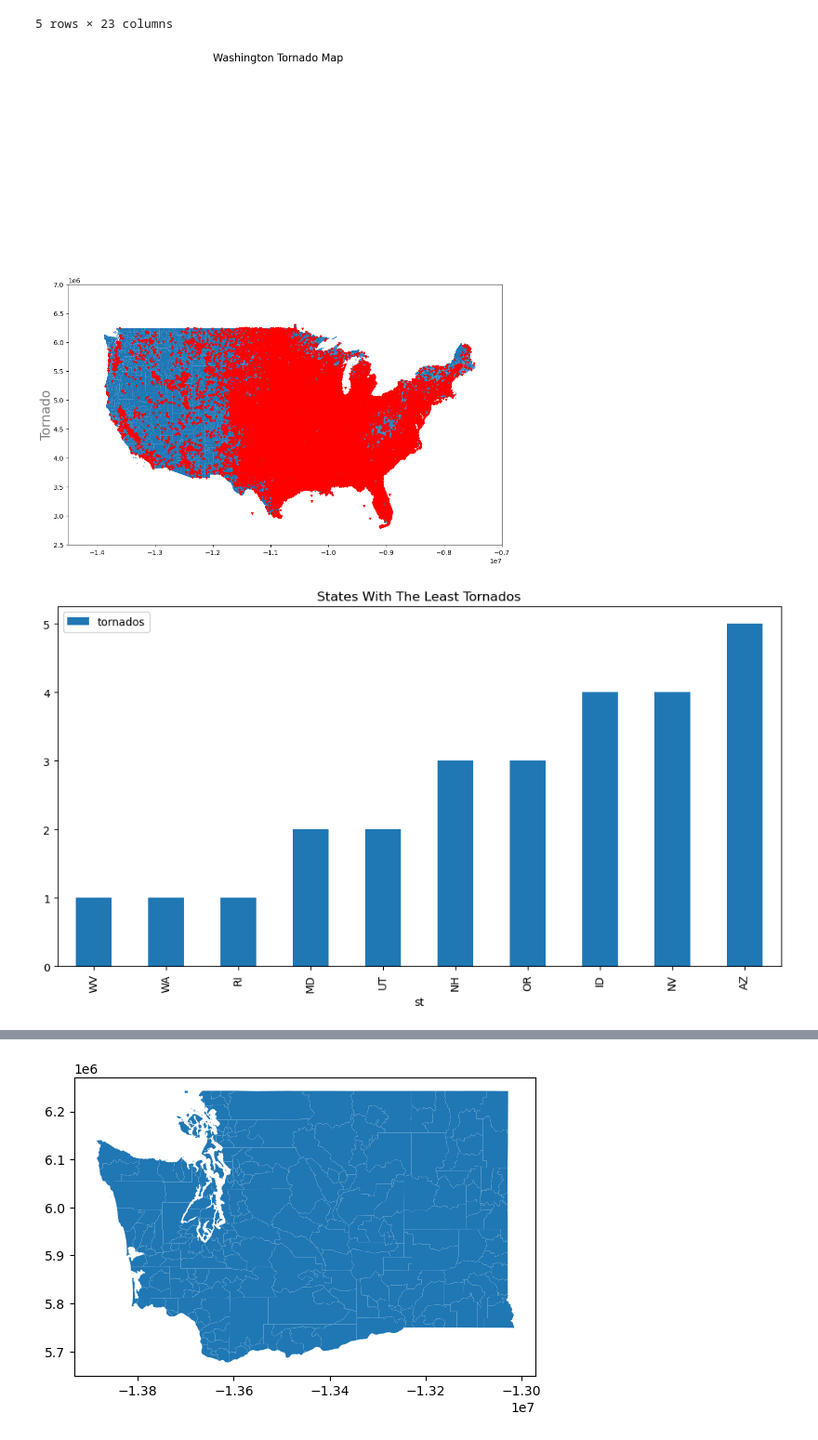
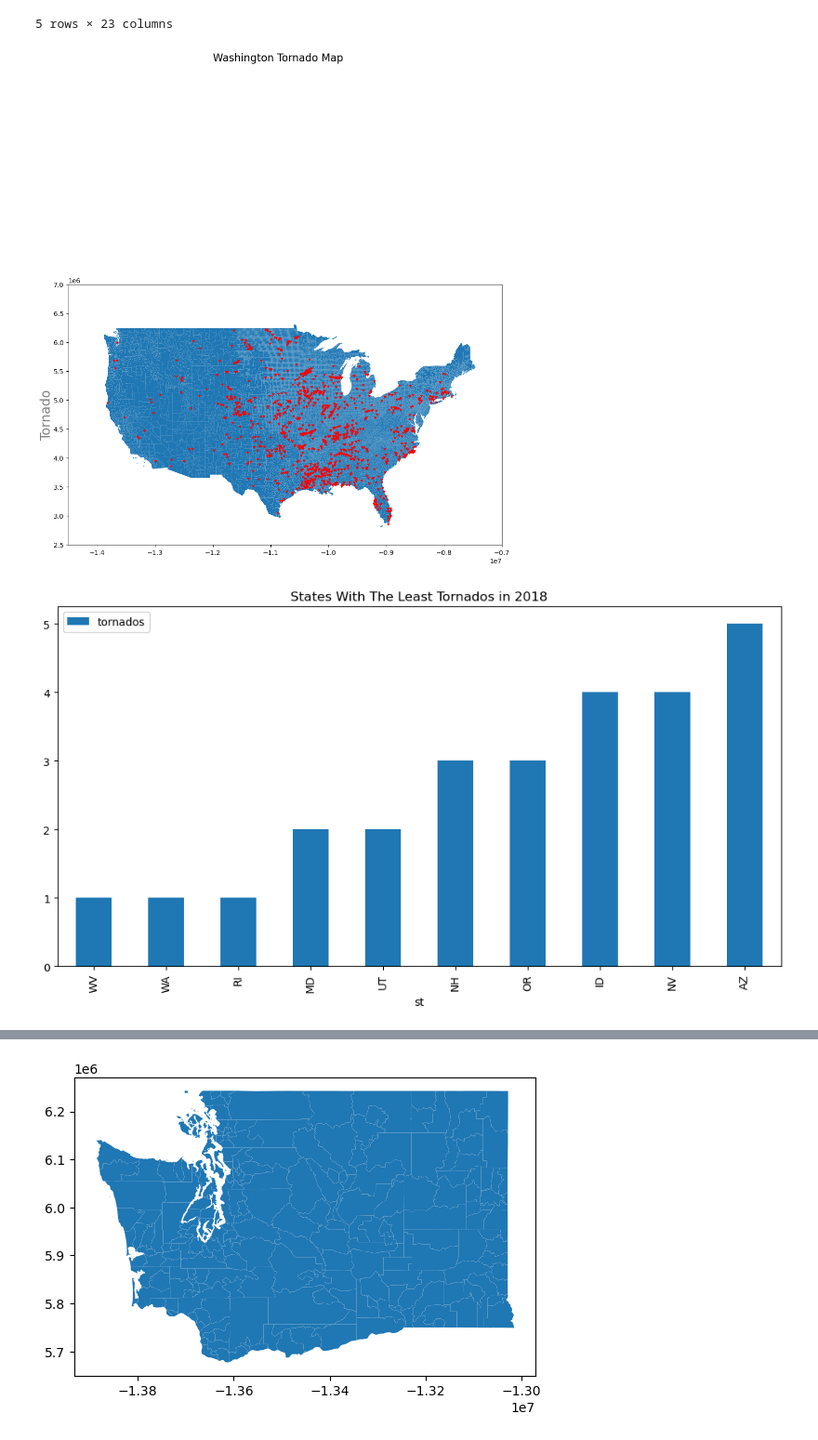
Before and after one commit to speedrun-program/cs445, a Jupyter notebook: lab4/jack_lab4.ipynb, the cells around one changed output, grey strips where cells are left out. Shown at 93% size. Cells and saved outputs as stored; diff of their text form; code cells hidden in the pictures.

```diff
--- a/lab4/jack_lab4.ipynb
+++ b/lab4/jack_lab4.ipynb
@@ -61,26 +61,28 @@ tornados.head(5)
 | 4 | 5 | 1950 | 1 | 25 | 1950-01-25 | 19:30:00 | 3 | MO | 29 | 2 | ... | ... |
 5 rows × 23 columns
 # %%
+tornados_2018 = tornados[tornados["yr"] == 2018]
+
 areas = america.to_crs("EPSG:3395")
 
 fig = plt.figure(1, figsize=(12, 16))
 ax = fig.add_subplot()
 
 ax.set_xlim(-14500000, -7000000)
 ax.set_ylim(2500000, 7000000)
 
 fig.suptitle("Washington Tornado Map", fontsize=16)
 
 areas.plot(ax=ax, linewidth=.8)
 
-tornados.plot(ax=ax, color='red', marker='v', markersize=8)
+tornados_2018.plot(ax=ax, color='red', marker='v', markersize=8)
 ax.text(-0.05, 0.5, 'Tornado', transform=ax.transAxes,
         fontsize=20, alpha=0.5,
         ha='center', va='center', rotation=90)
 
 plt.show()
 # %% [output]
-[figure, old version]
+[figure, new version]
 # %%
 twisters_by_state = tornados.copy()
 
@@ -90,11 +92,11 @@ twisters_by_state['tornados'] = 1
 
 twisters_by_state = twisters_by_state[['st','tornados']].groupby('st').count()
 
-twisters_by_state.sort_values('tornados', ascending=True)[:10].plot.bar(figsize=(12,6), title='States With The Least Tornados')
+twisters_by_state.sort_values('tornados', ascending=True)[:10].plot.bar(figsize=(12,6), title='States With The Least Tornados in 2018')
 
 plt.show()
 # %% [output]
-[figure, old version]
+[figure, new version]
 # %%
 twisters_by_state = tornados.copy()
 
```
Also changed, not shown: parts of 7 cells of this notebook.
